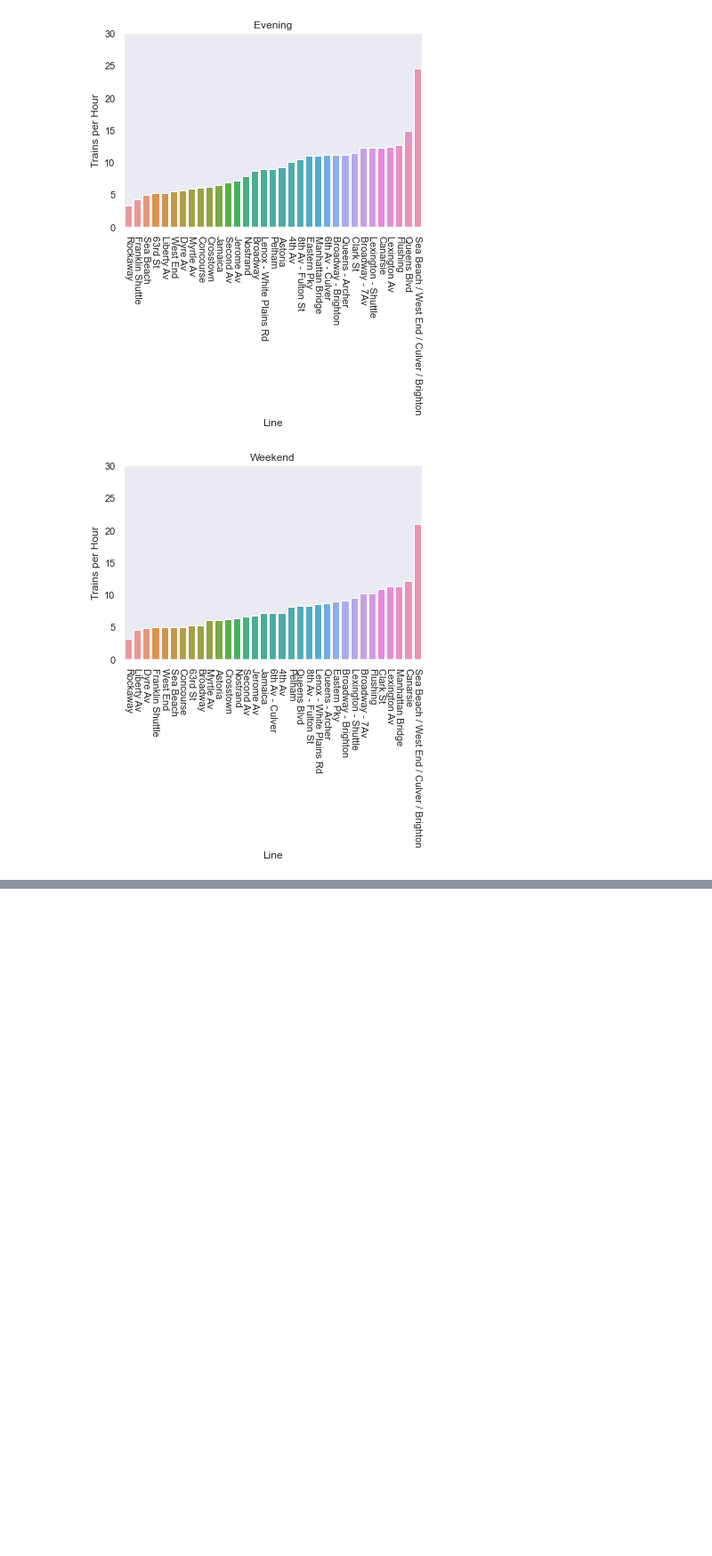
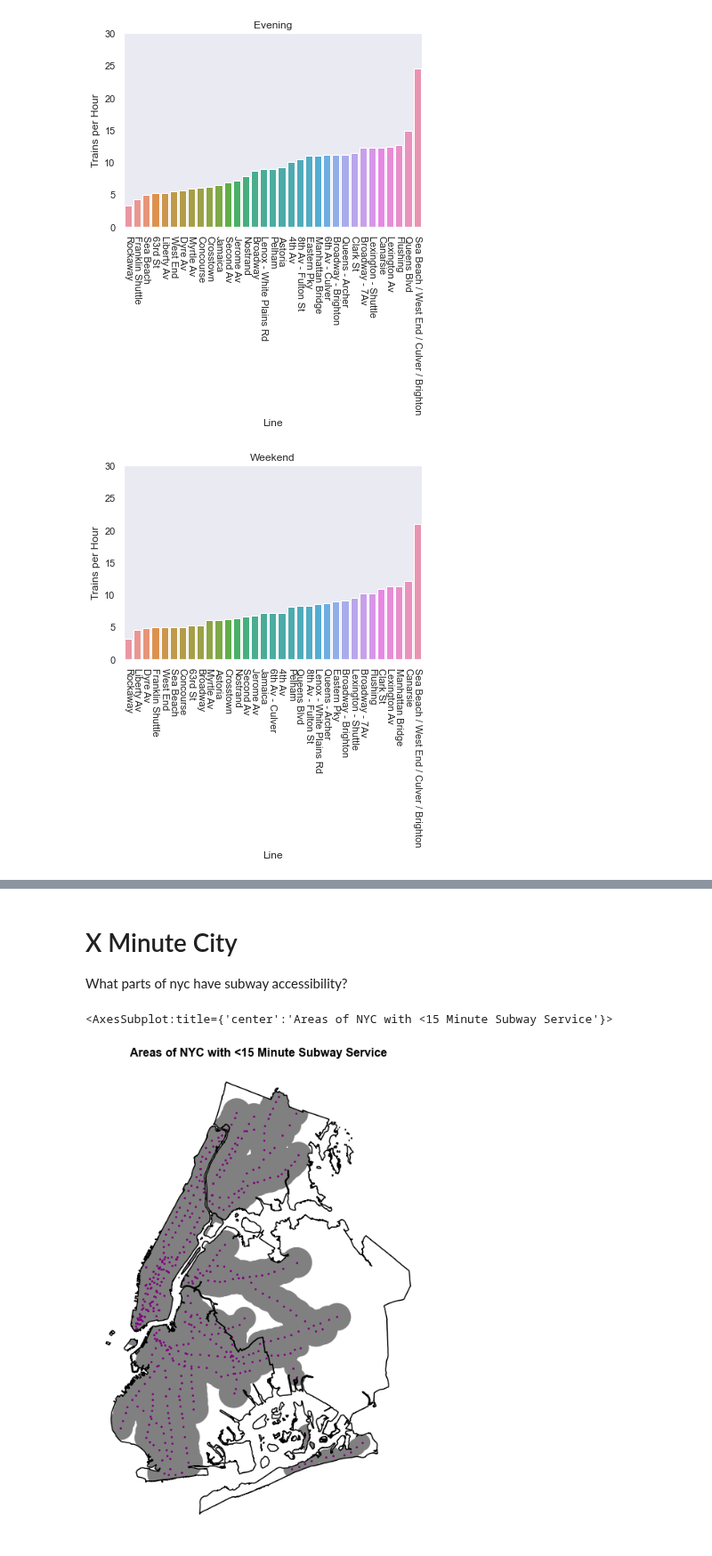
Before and after one commit to gregfeliu/NYC-Subway-Frequencies, a Jupyter notebook: Notebooks/2.Frequency_by_Station.ipynb, the cells around one changed output, grey strips where cells are left out. Shown at 89% size. Cells and saved outputs as stored; diff of their text form; code cells hidden in the pictures; blank space fills up the shorter version.

```diff
--- a/Notebooks/2.Frequency_by_Station.ipynb
+++ b/Notebooks/2.Frequency_by_Station.ipynb
@@ -71,2 +78,5 @@ trip_interval_route_freq = trip_interval_route_freq.sort_values(by= ['route_id',
+# %%
+boros = gpd.read_file(gpd.datasets.get_path("nybb"))
+boros = boros.to_crs(epsg=3857)
 # %% [markdown]
 ## Removing SIR
@@ -74,0 +83,5 @@ station_info_w_frequency = station_info_w_frequency[station_info_w_frequency['Bo
+# %%
+station_info_w_frequency = station_info_w_frequency[station_info_w_frequency['Borough']!='SI']
+stations_df = stations_df[stations_df['Borough']!='SI']
+station_complex_full_info = station_complex_full_info[station_complex_full_info['Borough']!='SI']
+boros.drop(0, inplace=True) #removing staten island
@@ -74,0 +90,9 @@ station_info_w_frequency = station_info_w_frequency[station_info_w_frequency['Bo
+# %%
+# adding the rank of the station in terms of trains per hour on a 1-10 scale
+station_complex_full_info['TPH_percent_rank'] = station_complex_full_info['tph'].rank(pct=True)
+station_complex_full_info['Ridership_percent_rank'] = station_complex_full_info['avg_hourly_ridership'].rank(pct=True)
+station_complex_full_info['Crowdedness_percent_rank'] = station_complex_full_info['hourly_ridership_per_train_direction'].rank(pct=True)
+stations_geodataframe = gpd.GeoDataFrame(station_complex_full_info
+                                        , geometry=gpd.points_from_xy(station_complex_full_info['GTFS Longitude']
+                                                                     , station_complex_full_info['GTFS Latitude']))
+stations_geodataframe = stations_geodataframe.set_crs(epsg=4326).to_crs(epsg=3857)
@@ -183,3 +221,26 @@ frequency_by_line
 | 30 | Flushing | 13.9 | 4.0 | 10.2 | 22.7 | 12.4 | 19.0 | 12.7 |
 | 31 | Lexington Av | 16.3 | 6.0 | 11.3 | 21.6 | 19.6 | 22.1 | 12.4 |
 | 32 | Sea Beach / West End / Culver / B... | 25.5 | 13.5 | 21.0 | 27.7 | 29.8 | 30.2 | 24.5 |
+# %% [markdown]
+# X Minute City
+What parts of nyc have subway accessibility?
+# %%
+stations_geodataframe_15 = stations_geodataframe.copy()
+stations_geodataframe_15[f'distance_in_15'] =  x_minute_subway(station_complex_full_info, 15)
+stations_geodataframe_15['geometry'] = stations_geodataframe_15['geometry'].buffer(
+                        stations_geodataframe_15['distance_in_15'])
+
+common_area = boros['geometry'].intersection(stations_geodataframe_15['geometry'].unary_union)
+difference_area = boros['geometry'].difference(stations_geodataframe_15['geometry'].unary_union)
+# %%
+fig, ax = plt.subplots(figsize=(12,12))
+ax.axis('off')
+ax.set_title("Areas of NYC with <15 Minute Subway Service", color='black', fontsize=16, weight='bold')
+boros.boundary.plot(ax=ax, color="black")
+# stations_geodataframe_final.plot(color='lightgray', ax=ax)
+common_area.plot(color='grey', ax=ax)
+# stations
+stations_geodataframe['geometry'].plot(marker='*', color='purple', markersize=5, ax=ax)
+# %% [output]
+<AxesSubplot:title={'center':'Areas of NYC with <15 Minute Subway Service'}>
+[figure, added]
```
Also changed, not shown: parts of 16 cells of this notebook.
